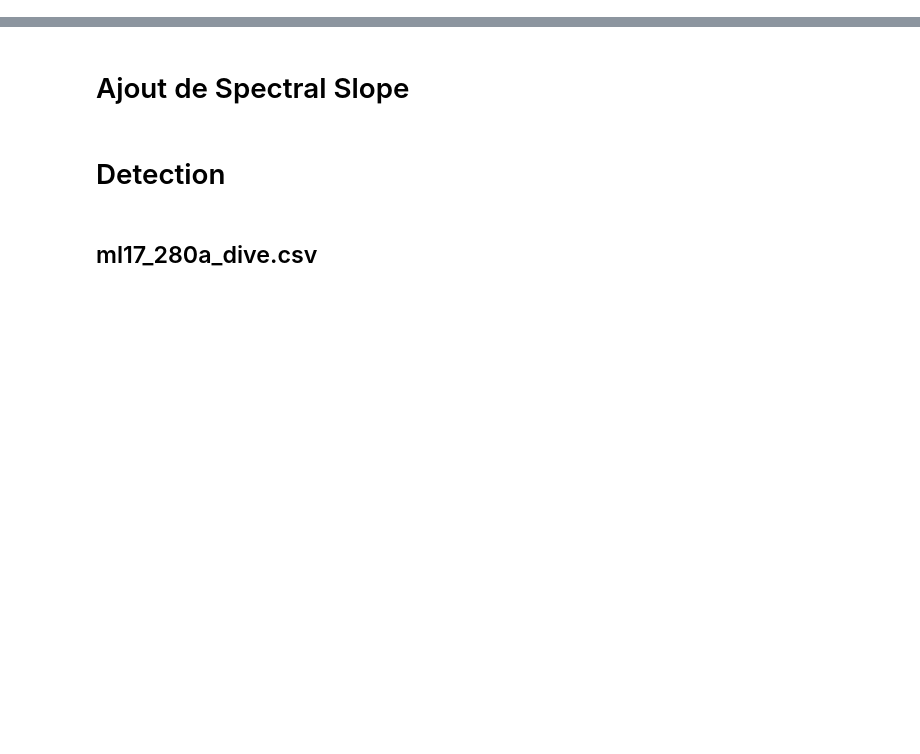
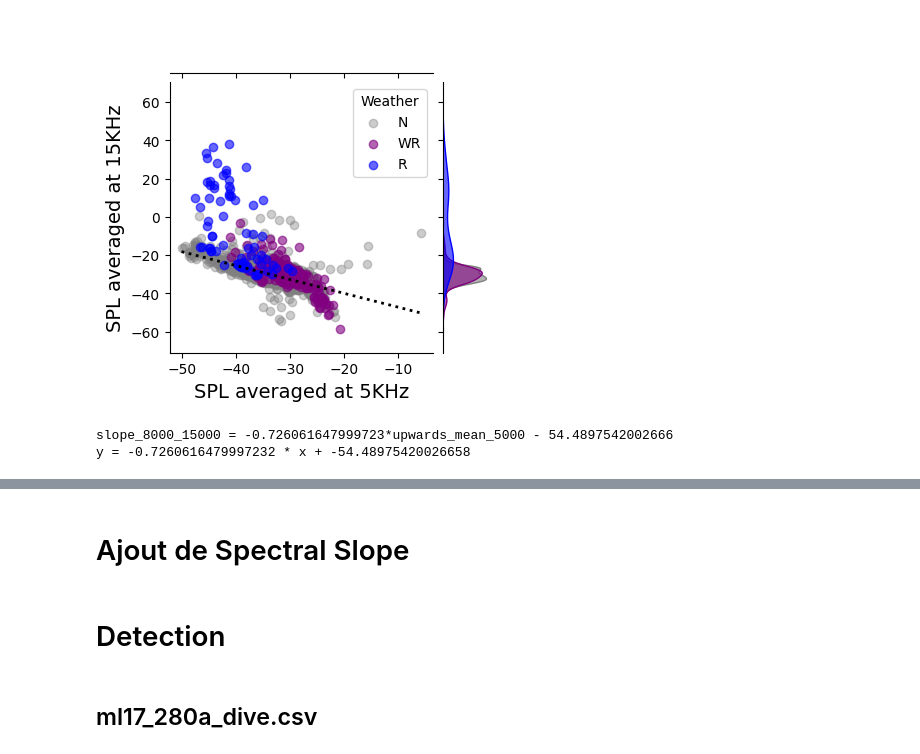
Before and after one commit to gmanatole/Biologging_Toolkit, a Jupyter notebook: notebooks/run_rain_empirical.ipynb, the cells around one changed output, grey strips where cells are left out. Cells and saved outputs as stored; diff of their text form; code cells hidden in the pictures; blank space fills up the shorter version.

```diff
--- a/notebooks/run_rain_empirical.ipynb
+++ b/notebooks/run_rain_empirical.ipynb
@@ -61,0 +36,6 @@ features_csv = ['downwards_mean_500', 'downwards_mean_1000', 'downwards_mean_250
+# %%
+R_Utils.plot_weather_SPL_regression(inst.df,x = "upwards_mean_5000", y = "slope_8000_15000", height=4)
+# %% [output]
+[figure, added]
+slope_8000_15000 = -0.726061647999723*upwards_mean_5000 - 54.4897542002666
+y = -0.7260616479997232 * x + -54.48975420026658
```
Also changed, not shown: parts of 14 cells of this notebook, 4 other files.
